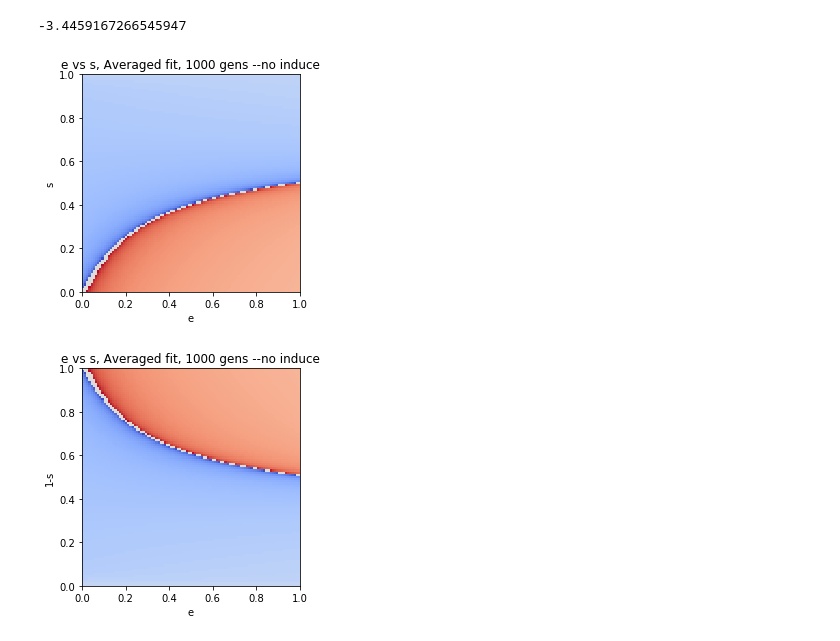
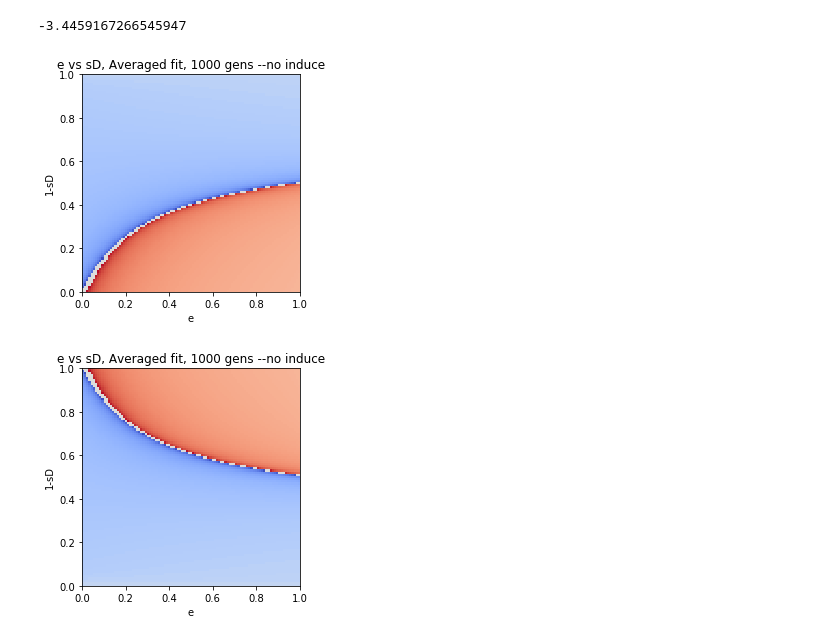
Before and after one commit to mgheffel/CRISPR-Gene-Drive-Population-Model, a Jupyter notebook: inducibleE.ipynb, the cells around one changed output. Saved outputs shown, nothing was run; the diff lists cells and outputs as text; code cells hidden in the pictures.

```diff
--- a/inducibleE.ipynb
+++ b/inducibleE.ipynb
@@ -129,32 +129,32 @@ run_simulation(simData,True,True)
 # %%
 eVals=np.arange(0,1.01,.01)
 sVals=np.arange(0,1.01,.01)
 X,Y=np.meshgrid(eVals,sVals)
 Z=np.zeros((len(eVals),len(sVals)))
 #run 2D sim e vs f
 for eIndex in range(len(eVals)):
     for sIndex in range(len(sVals)):
         #y is f
-        simData={'qW':.999,'qD':.001,'qH':0,'sW':0,'sD':sVals[sIndex],'fH':.9,'e':eVals[eIndex],'d':.5,'a':0,'eP':.1,'generations':1000,'induceStart':10}
+        simData={'qW':.999,'qD':.001,'qH':0,'sW':0,'sD':sVals[sIndex],'d':.5,'e':eVals[eIndex],'d':.5,'a':0,'eP':.1,'generations':1000,'induceStart':10}
         takeover=run_simulation(simData)
         Z[sIndex,eIndex]=takeover
-model3D(X,Y,Z,'e','s','e vs s, Averaged fit, 1000 gens --no induce')
+model3D(X,Y,Z,'e','1-sD','e vs sD, Averaged fit, 1000 gens --no induce')
 
 eVals=np.arange(0,1.01,.01)
 sVals=np.arange(1.01,0,-.01)
 X,Y=np.meshgrid(eVals,sVals)
 Z=np.zeros((len(eVals),len(sVals)))
 #run 2D sim e vs f
 for eIndex in range(len(eVals)):
     for sIndex in range(len(sVals)):
         #y is f
-        simData={'qW':.999,'qD':.001,'qH':0,'sW':0,'sD':sVals[sIndex],'fH':.9,'e':eVals[eIndex],'d':.5,'a':0,'eP':.1,'generations':1000,'induceStart':10}
+        simData={'qW':.999,'qD':.001,'qH':0,'sW':0,'sD':sVals[sIndex],'d':.5,'e':eVals[eIndex],'d':.5,'a':0,'eP':.1,'generations':1000,'induceStart':10}
         takeover=run_simulation(simData)
         Z[sIndex,eIndex]=takeover
-model3D(X,Y,Z,'e','1-s','e vs s, Averaged fit, 1000 gens --no induce')
+model3D(X,Y,Z,'e','1-sD','e vs sD, Averaged fit, 1000 gens --no induce')
 # %% [output]
-[figure, old version]
+[figure, new version]
-[figure, old version]
+[figure, new version]
 # %%
 xVals=np.arange(0,1.01,.01)
 sVals=np.arange(1.01,0,-.01)
```
Also changed, not shown: parts of 1 cell of this notebook, 2 other files.
